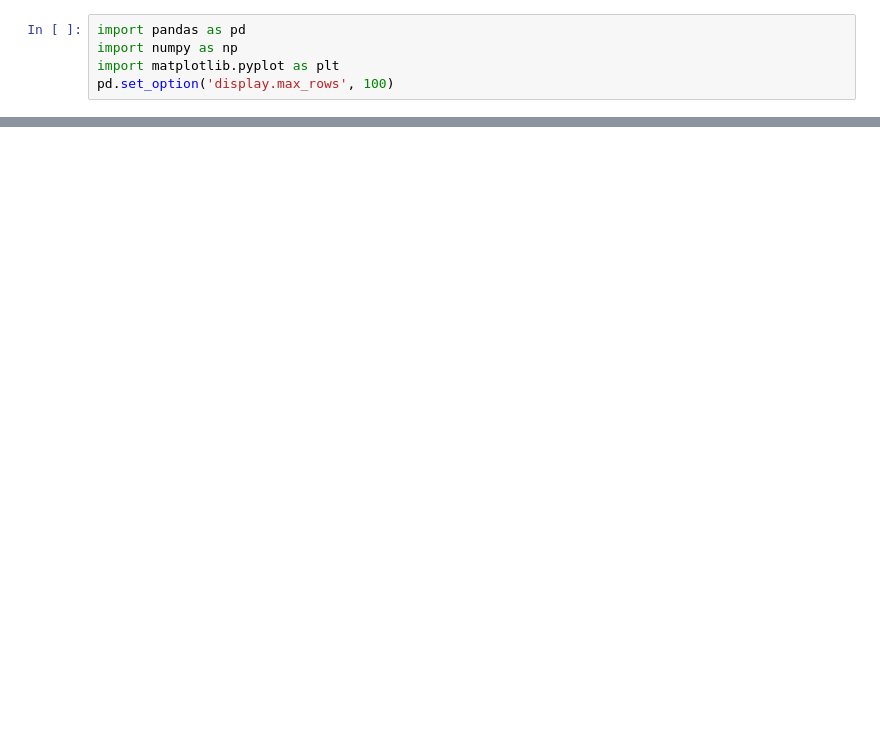
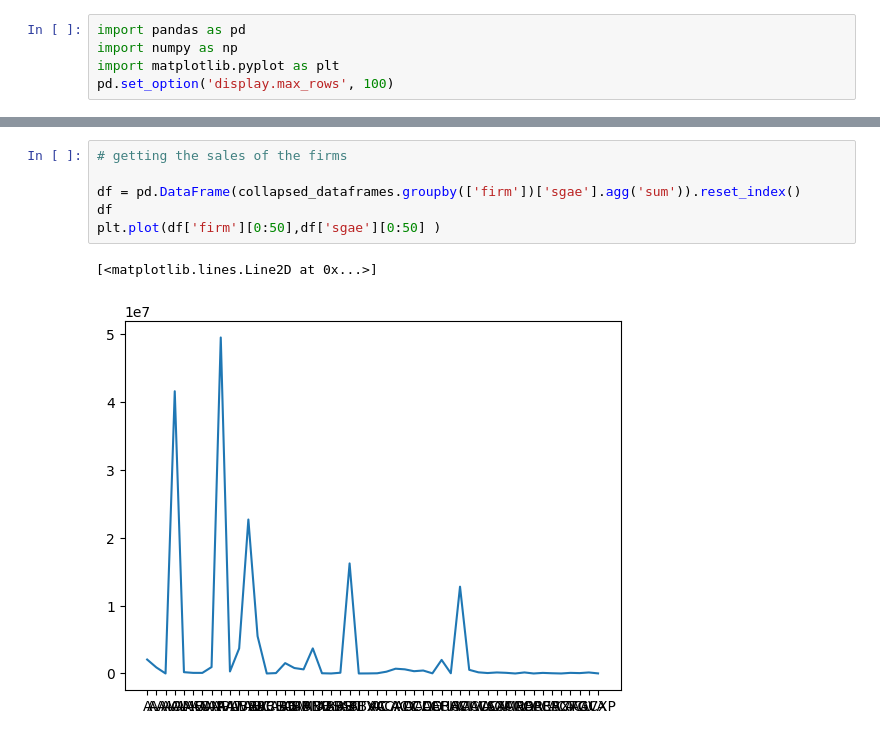
Before and after one commit to AntonioBobadilla/Retroalimentacion1-IA, a Jupyter notebook: script.ipynb, the cells around one changed output, grey strips where cells are left out. Saved outputs shown, nothing was run; the diff lists cells and outputs as text; blank space fills up the shorter version.

```diff
--- a/script.ipynb
+++ b/script.ipynb
@@ -195,0 +119,9 @@ pd.DataFrame(biggest_firms_book_value['book_value'].sort_values(ascending=False)
+# %%
+# getting the sales of the firms
+
+df = pd.DataFrame(collapsed_dataframes.groupby(['firm'])['sgae'].agg('sum')).reset_index()
+df
+plt.plot(df['firm'][0:50],df['sgae'][0:50] )
+# %% [output]
+[<matplotlib.lines.Line2D at 0x...>]
+[figure, added]
```
Also changed, not shown: parts of 40 cells of this notebook.
